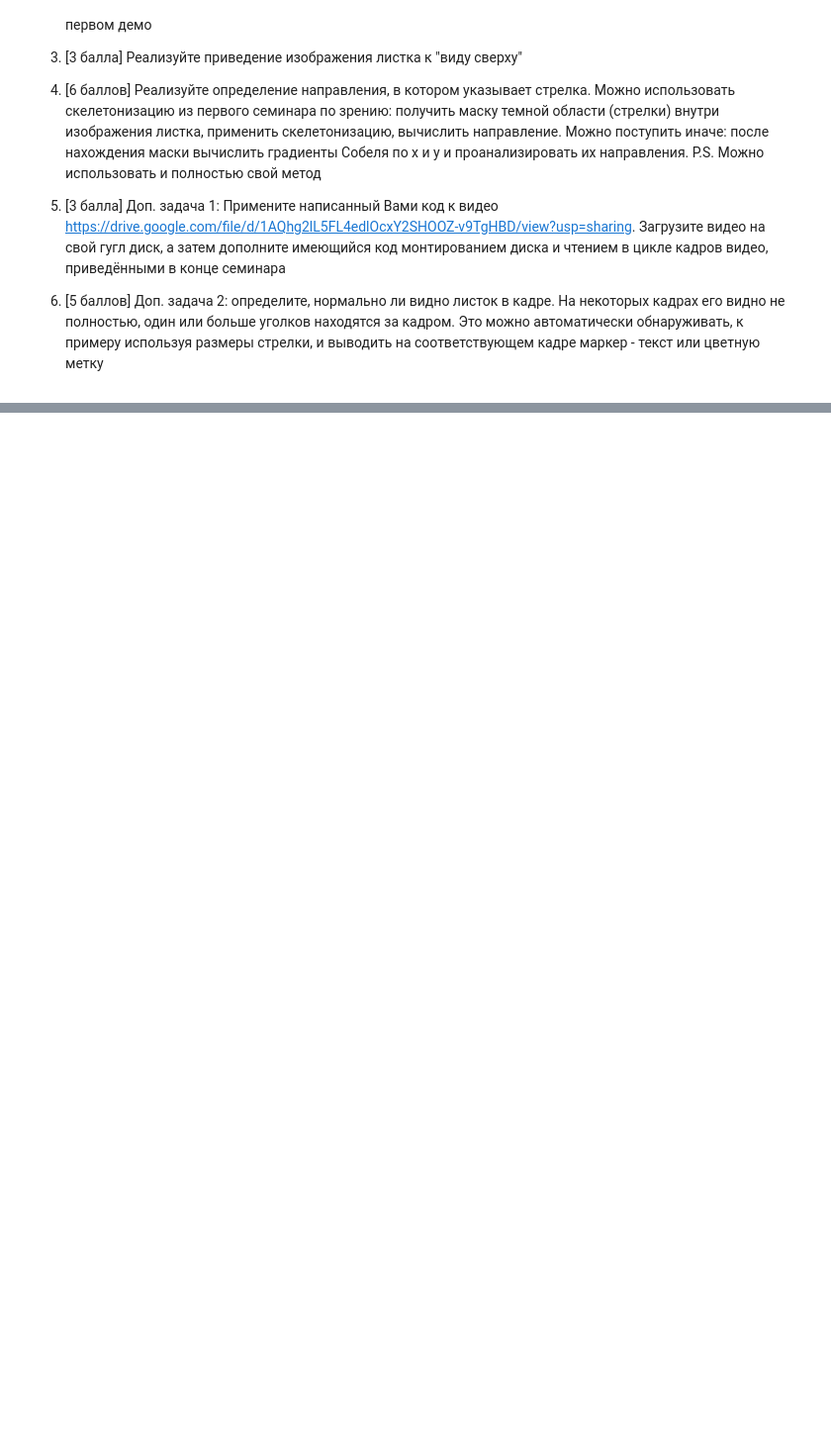
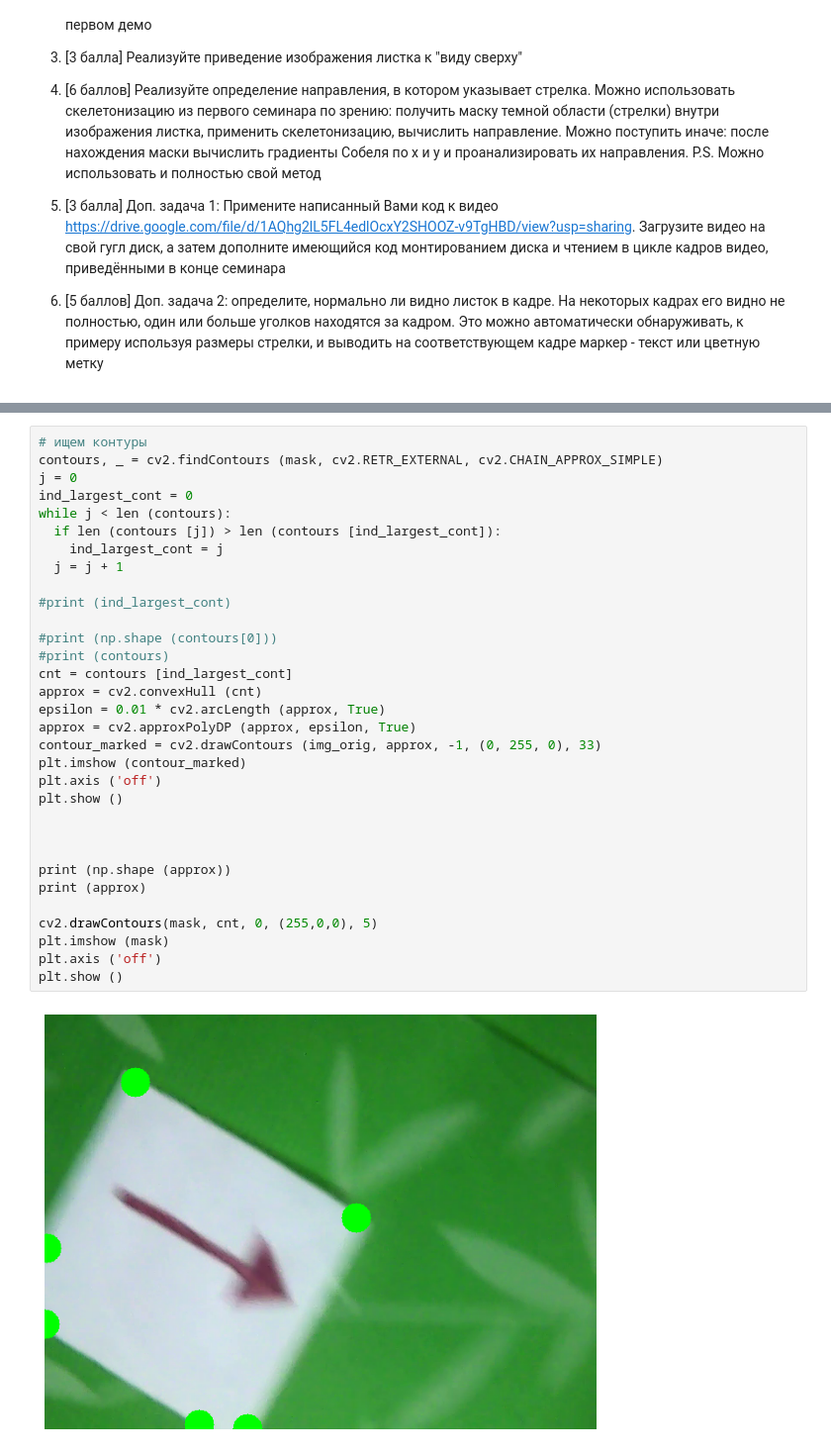
Before and after one commit to PtrShi/cvr_course, a Jupyter notebook: notebooks/cv_hw3.ipynb, the cells around one changed output, grey strips where cells are left out. Shown: that part at 99% size. Cells and saved outputs as stored; diff of their text form; blank space fills up the shorter version.

```diff
--- a/notebooks/cv_hw3.ipynb
+++ b/notebooks/cv_hw3.ipynb
@@ -52,0 +69,34 @@ plt.show ()
+# %%
+# ищем контуры
+contours, _ = cv2.findContours (mask, cv2.RETR_EXTERNAL, cv2.CHAIN_APPROX_SIMPLE)
+j = 0
+ind_largest_cont = 0
+while j < len (contours):
+  if len (contours [j]) > len (contours [ind_largest_cont]):
+    ind_largest_cont = j
+  j = j + 1
+
+#print (ind_largest_cont)
+
+#print (np.shape (contours[0]))
+#print (contours)
+cnt = contours [ind_largest_cont]
+approx = cv2.convexHull (cnt)
+epsilon = 0.01 * cv2.arcLength (approx, True)
+approx = cv2.approxPolyDP (approx, epsilon, True)
+contour_marked = cv2.drawContours (img_orig, approx, -1, (0, 255, 0), 33)
+plt.imshow (contour_marked)
+plt.axis ('off')
+plt.show ()
+
+
+
+print (np.shape (approx))
+print (approx)
+
+cv2.drawContours(mask, cnt, 0, (255,0,0), 5)
+plt.imshow (mask)
+plt.axis ('off')
+plt.show ()
+# %% [output]
+[figure, added]
```
Also changed, not shown: parts of 3 cells of this notebook.
